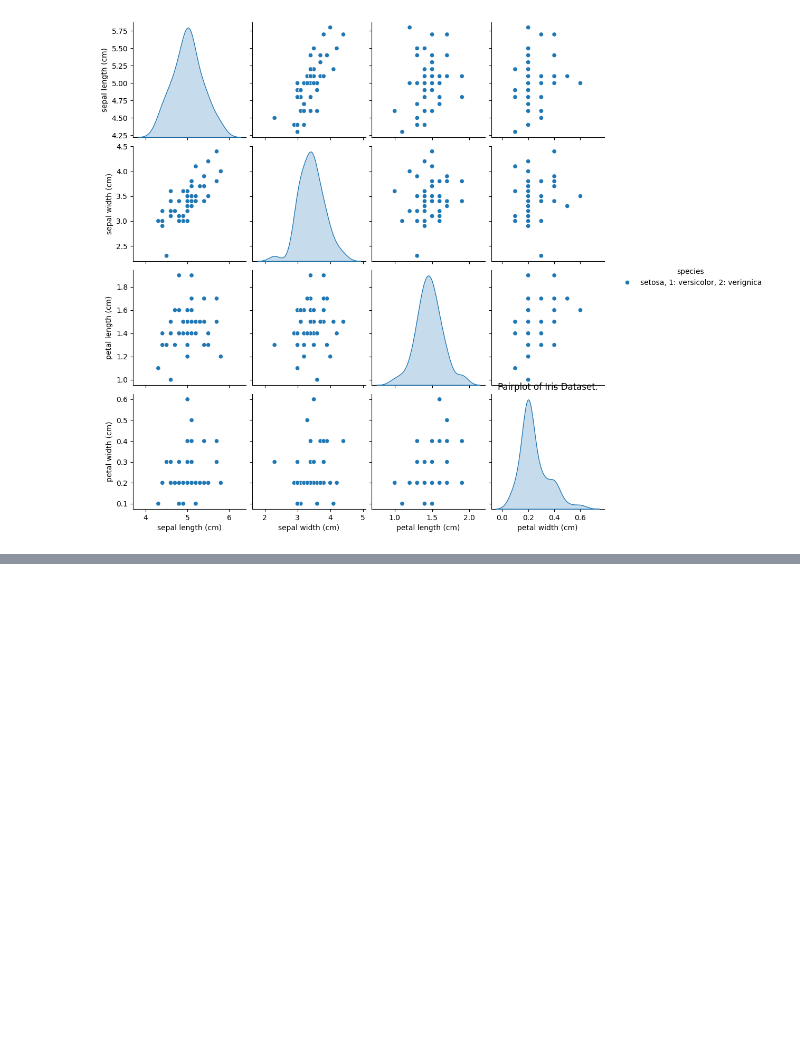
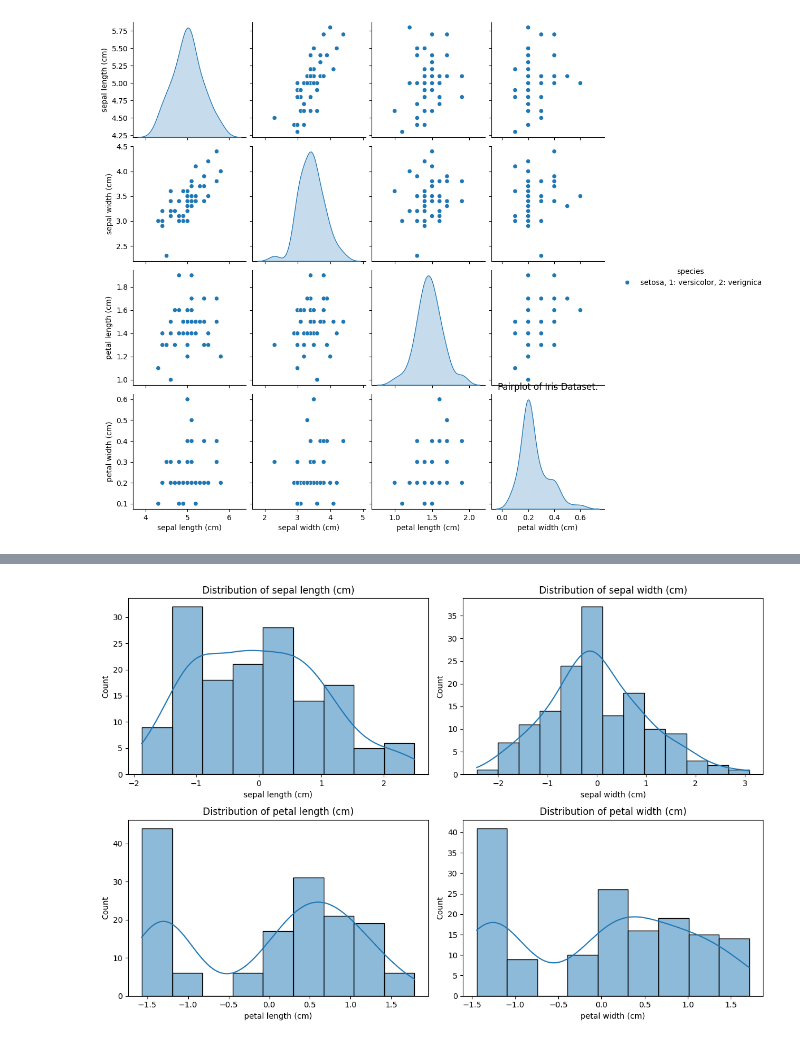
Before and after one commit to Vaikuntha-04/ML-Codes, a Jupyter notebook: Data_Preprocessing.ipynb, the cells around one changed output, grey strips where cells are left out. Saved outputs shown, nothing was run; the diff lists cells and outputs as text; code cells hidden in the pictures; blank space fills up the shorter version.

```diff
--- a/Data_Preprocessing.ipynb
+++ b/Data_Preprocessing.ipynb
@@ -120,0 +133,4 @@ plt.show()
+# %%
+scaler = StandardScaler()
+features = ['sepal length (cm)', 'sepal width (cm)', 'petal length (cm)', 'petal width (cm)']
+df[features] = scaler.fit_transform(df[features])
@@ -120,0 +151,11 @@ plt.show()
+# %%
+# Distribution plots of the features
+plt.figure(figsize=(12, 8))
+for i, col in enumerate(features):
+  plt.subplot(2, 2, i+1)
+  sns.histplot(df[col], kde=True)
+  plt.title(f'Distribution of {col}')
+plt.tight_layout()
+plt.show()
+# %% [output]
+[figure, added]
```
Also changed, not shown: parts of 7 cells of this notebook.
